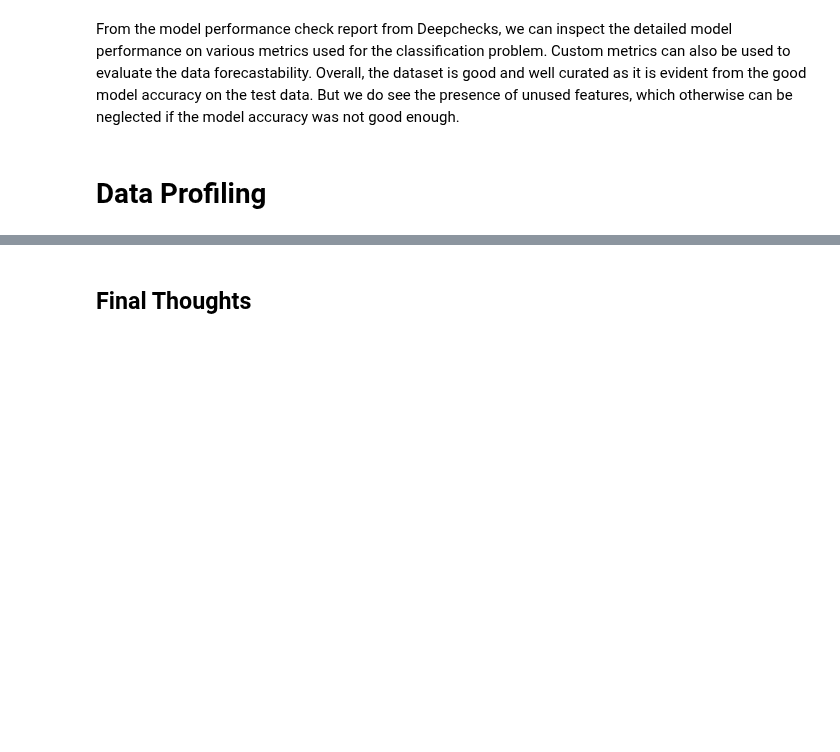
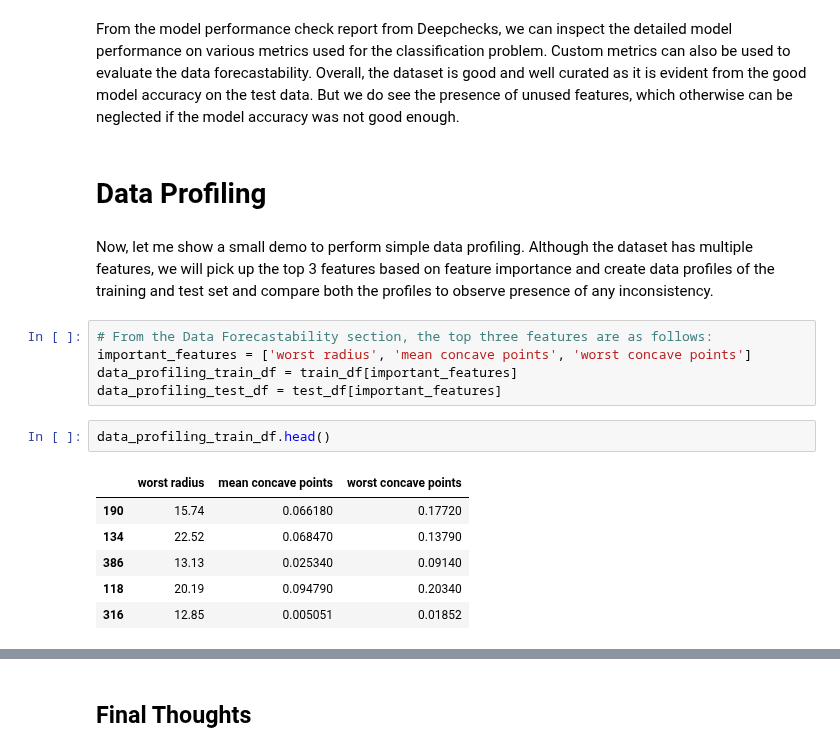
Before and after one commit to PacktPublishing/Applied-Machine-Learning-Explainability-Techniques, a Jupyter notebook: Chapter03/Data_Centric_XAI_part_1.ipynb, the cells around one changed output, grey strips where cells are left out. Drawn from its saved outputs; the diff is of its cells as text; blank space fills up the shorter version.

```diff
--- a/Chapter03/Data_Centric_XAI_part_1.ipynb
+++ b/Chapter03/Data_Centric_XAI_part_1.ipynb
@@ -286,3 +288,19 @@ Calculate the confusion matrix of the model on the given dataset.
 From the model performance check report from Deepchecks, we can inspect the detailed model performance on various metrics used for the classification problem. Custom metrics can also be used to evaluate the data forecastability. Overall, the dataset is good and well curated as it is evident from the good model accuracy on the test data. But we do see the presence of unused features, which otherwise can be neglected if the model accuracy was not good enough.
 # %% [markdown]
 # Data Profiling
+# %% [markdown]
+Now, let me show a small demo to perform simple data profiling. Although the dataset has multiple features, we will pick up the top 3 features based on feature importance and create data profiles of the training and test set and compare both the profiles to observe presence of any inconsistency.
+# %%
+# From the Data Forecastability section, the top three features are as follows:
+important_features = ['worst radius', 'mean concave points', 'worst concave points']
+data_profiling_train_df = train_df[important_features]
+data_profiling_test_df = test_df[important_features]
+# %%
+data_profiling_train_df.head()
+# %% [output]
+|  | worst radius | mean concave points | worst concave points |
+| 190 | 15.74 | 0.066180 | 0.17720 |
+| 134 | 22.52 | 0.068470 | 0.13790 |
+| 386 | 13.13 | 0.025340 | 0.09140 |
+| 118 | 20.19 | 0.094790 | 0.20340 |
+| 316 | 12.85 | 0.005051 | 0.01852 |
```
Also changed, not shown: parts of 10 cells of this notebook.
